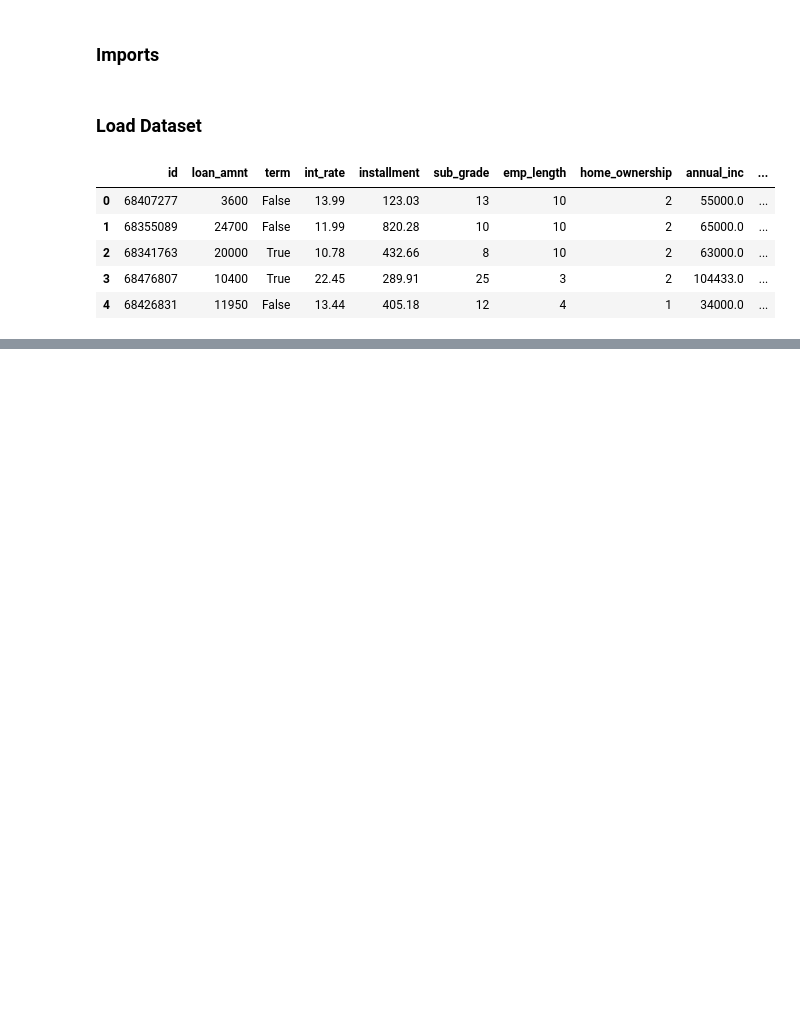
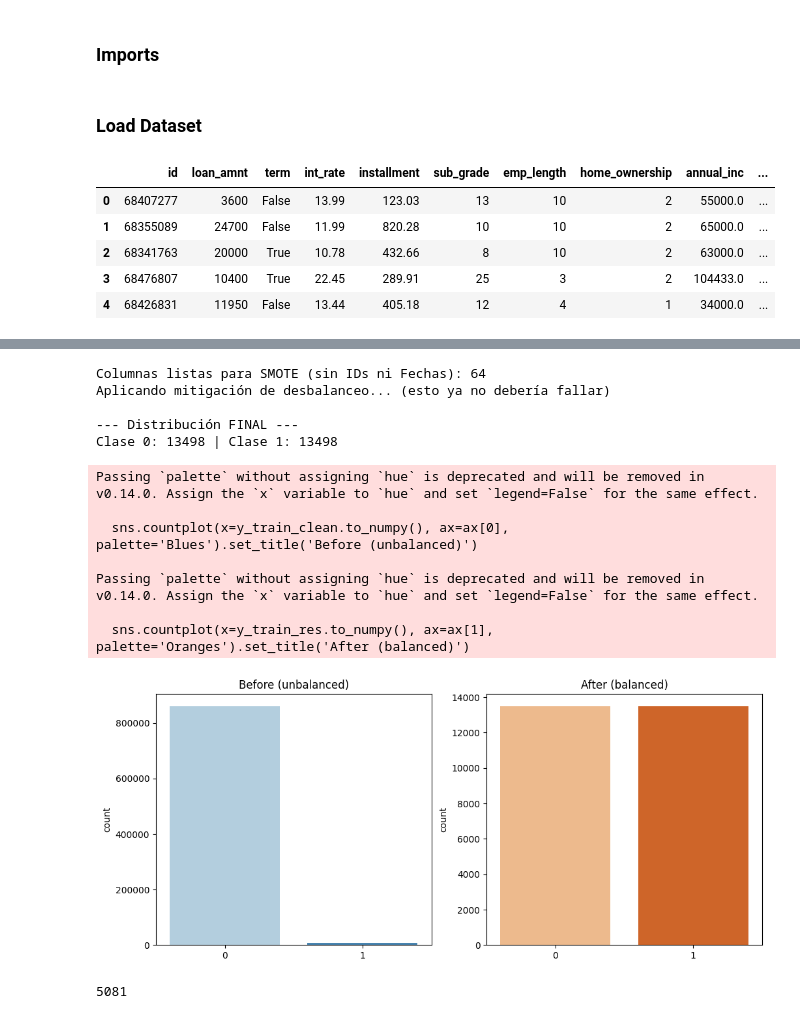
Before and after one commit to EnetzUni/BankLoanPredictionAlgorithm, a Jupyter notebook: notebooks/imbalance_analysis.ipynb, the cells around one changed output, grey strips where cells are left out. Drawn from its saved outputs; the diff is of its cells as text; code cells hidden in the pictures; blank space fills up the shorter version.

```diff
--- a/notebooks/imbalance_analysis.ipynb
+++ b/notebooks/imbalance_analysis.ipynb
@@ -129,0 +116,71 @@ NameError: name 'X_train' is not defined
+# %%
+import gc
+import numpy as np
+import pandas as pd
+
+mask = (y_train == 0) | (y_train == 1)
+X_train_clean = X_train[mask].copy()
+y_train_clean = y_train[mask].copy().astype(int)
+
+# DELETE IDs: The ID is not a predictive feature, it's just a label.
+# Also, it can cause memory issues and type errors with SMOTE.
+
+cols_to_drop = ['id']
+X_train_clean = X_train_clean.drop(columns=[c for c in cols_to_drop if c in X_train_clean.columns])
+
+# We convert dates to numbers if they exist, as SMOTE cannot handle date types.
+if 'earliest_cr_line' in X_train_clean.columns:
+    X_train_clean['earliest_cr_line'] = pd.to_datetime(X_train_clean['earliest_cr_line'])
+    reference_date = pd.to_datetime('2024-01-01')
+    X_train_clean['days_since_first_credit'] = (reference_date - X_train_clean['earliest_cr_line']).dt.days
+    X_train_clean = X_train_clean.drop(columns=['earliest_cr_line'])
+
+# We selected only numbers and converted to standard NumPy float64.
+X_train_clean = X_train_clean.select_dtypes(include=[np.number]).astype(np.float64)
+
+print(f"Columnas listas para SMOTE (sin IDs ni Fechas): {X_train_clean.shape[1]}")
+
+#Mitigating imbalance with a combined approach:
+# first undersampling the majority class,
+# then applying SMOTE to the minority class.
+under = RandomUnderSampler(sampling_strategy=0.5, random_state=42)
+over = SMOTE(sampling_strategy=1.0, random_state=42)
+balance_pipe = Pipeline(steps=[('u', under), ('o', over)])
+
+print("Aplicando mitigación de desbalanceo... (esto ya no debería fallar)")
+X_train_res, y_train_res = balance_pipe.fit_resample(X_train_clean, y_train_clean)
+
+# Final verification of the new class distribution
+final_counts = y_train_res.value_counts()
+print(f"\n--- Distribución FINAL ---")
+print(f"Clase 0: {final_counts[0]} | Clase 1: {final_counts[1]}")
+
+fig, ax = plt.subplots(1, 2, figsize=(12, 5))
+sns.countplot(x=y_train_clean.to_numpy(), ax=ax[0], palette='Blues').set_title('Before (unbalanced)')
+sns.countplot(x=y_train_res.to_numpy(), ax=ax[1], palette='Oranges').set_title('After (balanced)')
+plt.show()
+
+gc.collect()
+
+#The new class distribution is now balanced,
+# with approximately equal numbers of samples in each class.
+# This should allow our models to learn from both classes effectively without being biased towards the majority class.
+
+# It also reduces the sample size to a manageable level for SMOTE,
+#  preventing memory issues and allowing the algorithm to generate
+#  synthetic samples for the minority class without errors.
+# %% [output]
+Columnas listas para SMOTE (sin IDs ni Fechas): 64
+Aplicando mitigación de desbalanceo... (esto ya no debería fallar)
+
+--- Distribución FINAL ---
+Clase 0: 13498 | Clase 1: 13498
+Passing `palette` without assigning `hue` is deprecated and will be removed in v0.14.0. Assign the `x` variable to `hue` and set `legend=False` for the same effect.
+
+  sns.countplot(x=y_train_clean.to_numpy(), ax=ax[0], palette='Blues').set_title('Before (unbalanced)')
+
+Passing `palette` without assigning `hue` is deprecated and will be removed in v0.14.0. Assign the `x` variable to `hue` and set `legend=False` for the same effect.
+
+  sns.countplot(x=y_train_res.to_numpy(), ax=ax[1], palette='Oranges').set_title('After (balanced)')
+[figure, added]
+5081
```
Also changed, not shown: parts of 5 cells of this notebook.
